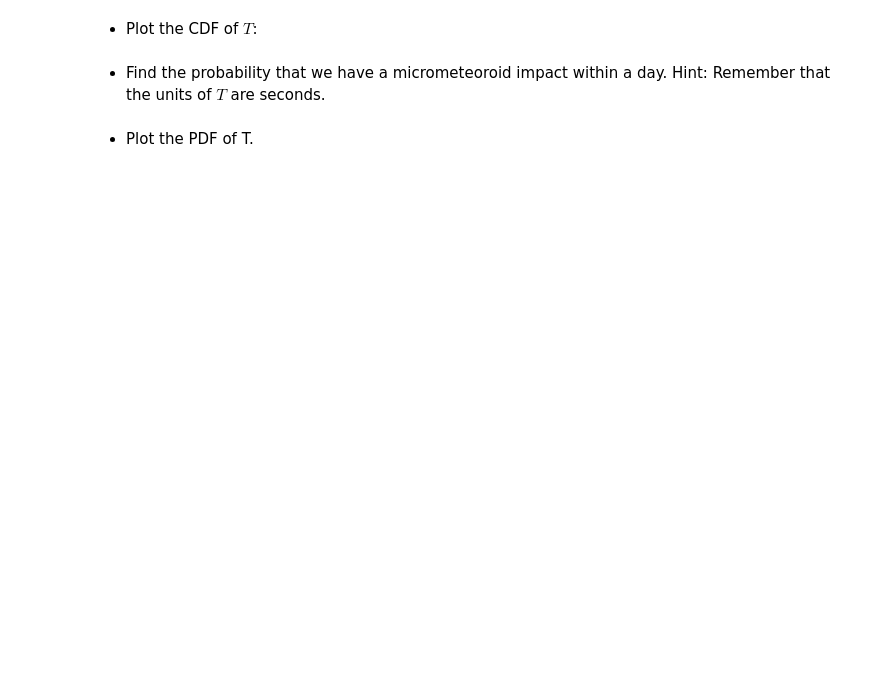
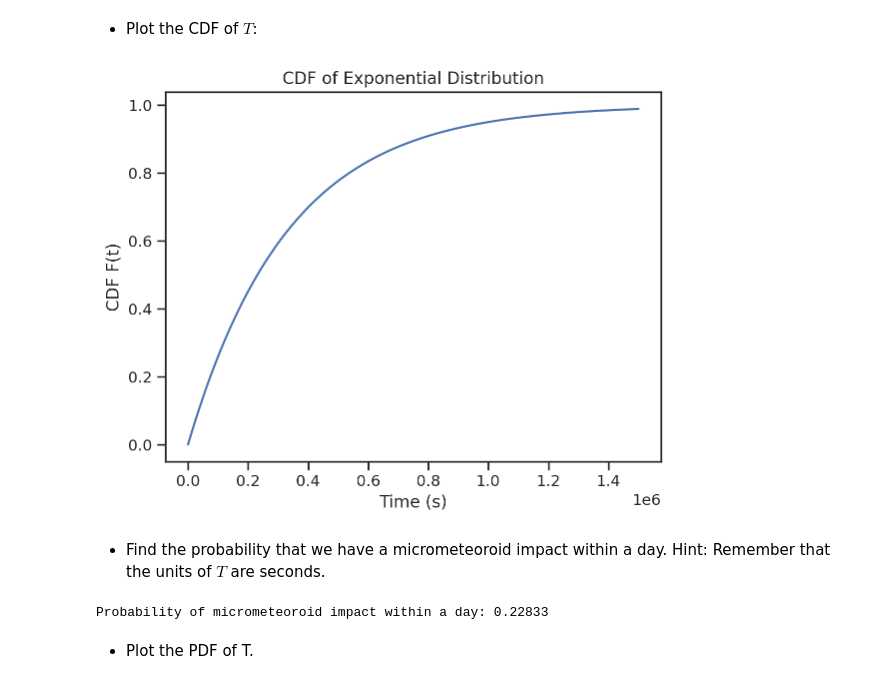
Before and after one commit to naray130/ME-239-HW, a Jupyter notebook: lecture10/homework_10.ipynb, the cells around one changed output. Drawn from its saved outputs; the diff is of its cells as text; code cells hidden in the pictures; blank space fills up the shorter version.

```diff
--- a/lecture10/homework_10.ipynb
+++ b/lecture10/homework_10.ipynb
@@ -148,3 +167,13 @@ T = st.expon(scale= # PICK THE RIGHT VALUE HERE
+# %%
+# Your code here
+
+plt.plot(np.linspace(0, 1.5e6, 1000), T.cdf(np.linspace(0, 1.5e6, 1000)))
+plt.xlabel('Time (s)')
+plt.ylabel('CDF F(t)')
+plt.title('CDF of Exponential Distribution')
+plt.show()
+# %% [output]
+[figure, added]
 # %% [markdown]
 + Find the probability that we have a micrometeoroid impact within a day.
 Hint: Remember that the units of $T$ are seconds.
@@ -153,2 +180,11 @@ Hint: Remember that the units of $T$ are seconds.
+# %%
+# Your code here
+sec_in_day = 24 * 60 * 60
+
+prob_impact = T.cdf(sec_in_day)
+
+print(f"Probability of micrometeoroid impact within a day: {prob_impact:.5f}")
+# %% [output]
+Probability of micrometeoroid impact within a day: 0.22833
 # %% [markdown]
 + Plot the PDF of T.
```
Also changed, not shown: parts of 13 cells of this notebook.
